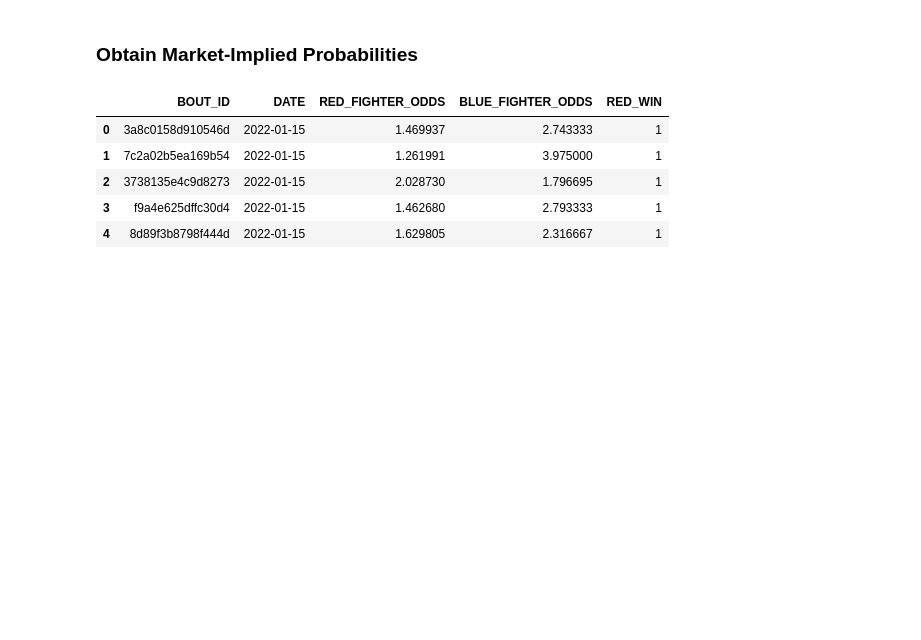
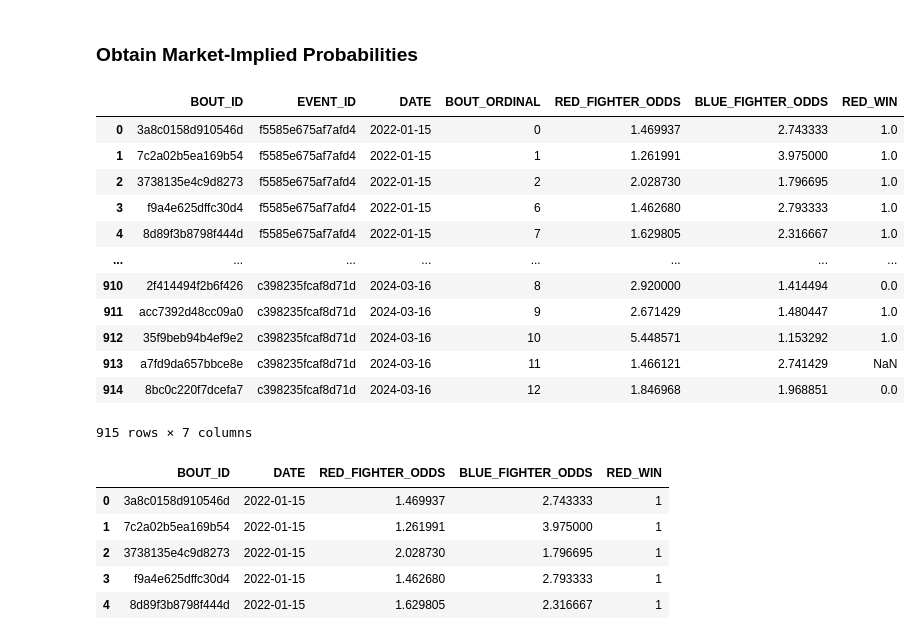
Before and after one commit to ehan03/cpsc-381-final-project, a Jupyter notebook: notebooks/bookie_analysis.ipynb, the cells around one changed output. Saved outputs shown, nothing was run; the diff lists cells and outputs as text; code cells hidden in the pictures; blank space fills up the shorter version.

```diff
--- a/notebooks/bookie_analysis.ipynb
+++ b/notebooks/bookie_analysis.ipynb
@@ -72,15 +72,14 @@ df = pd.read_sql(
         t2.BOUT_NUMBER > 1
         AND t3.BOUT_NUMBER > 1
         AND t1.DATE >= '2022-01-01'
-        AND RED_WIN IS NOT NULL
       ORDER BY
         t1.DATE,
         t1.BOUT_ORDINAL
     )
     SELECT
       t1.BOUT_ID,
+      t1.EVENT_ID,
       t1.DATE,
-      t1.EVENT_ID,
       t1.BOUT_ORDINAL,
       t5.FIGHTER_1_ODDS AS RED_FIGHTER_ODDS,
       t5.FIGHTER_2_ODDS AS BLUE_FIGHTER_ODDS,
@@ -96,8 +95,8 @@ df = pd.read_sql(
     UNION ALL
     SELECT
       t1.BOUT_ID,
+      t1.EVENT_ID,
       t1.DATE,
-      t1.EVENT_ID,
       t1.BOUT_ORDINAL,
       t5.FIGHTER_2_ODDS AS RED_FIGHTER_ODDS,
       t5.FIGHTER_1_ODDS AS BLUE_FIGHTER_ODDS,
@@ -116,9 +115,25 @@ df = pd.read_sql(
       t1.BOUT_ORDINAL;
     """,
     conn,
-)[["BOUT_ID", "DATE", "RED_FIGHTER_ODDS", "BLUE_FIGHTER_ODDS", "RED_WIN"]]
+)
 
 conn.close()
+# %%
+df
+# %% [output]
+|  | BOUT_ID | EVENT_ID | DATE | BOUT_ORDINAL | RED_FIGHTER_ODDS | BLUE_FIGHTER_ODDS | RED_WIN |
+| 0 | 3a8c0158d910546d | f5585e675af7afd4 | 2022-01-15 | 0 | 1.469937 | 2.743333 | 1.0 |
+| 1 | 7c2a02b5ea169b54 | f5585e675af7afd4 | 2022-01-15 | 1 | 1.261991 | 3.975000 | 1.0 |
+| 2 | 3738135e4c9d8273 | f5585e675af7afd4 | 2022-01-15 | 2 | 2.028730 | 1.796695 | 1.0 |
+| 3 | f9a4e625dffc30d4 | f5585e675af7afd4 | 2022-01-15 | 6 | 1.462680 | 2.793333 | 1.0 |
+| 4 | 8d89f3b8798f444d | f5585e675af7afd4 | 2022-01-15 | 7 | 1.629805 | 2.316667 | 1.0 |
+| ... | ... | ... | ... | ... | ... | ... | ... |
+| 910 | 2f414494f2b6f426 | c398235fcaf8d71d | 2024-03-16 | 8 | 2.920000 | 1.414494 | 0.0 |
+| 911 | acc7392d48cc09a0 | c398235fcaf8d71d | 2024-03-16 | 9 | 2.671429 | 1.480447 | 1.0 |
+| 912 | 35f9beb94b4ef9e2 | c398235fcaf8d71d | 2024-03-16 | 10 | 5.448571 | 1.153292 | 1.0 |
+| 913 | a7fd9da657bbce8e | c398235fcaf8d71d | 2024-03-16 | 11 | 1.466121 | 2.741429 | NaN |
+| 914 | 8bc0c220f7dcefa7 | c398235fcaf8d71d | 2024-03-16 | 12 | 1.846968 | 1.968851 | 0.0 |
+915 rows × 7 columns
 # %%
 df.head()
 # %% [output]
```
Also changed, not shown: 12 other files.
